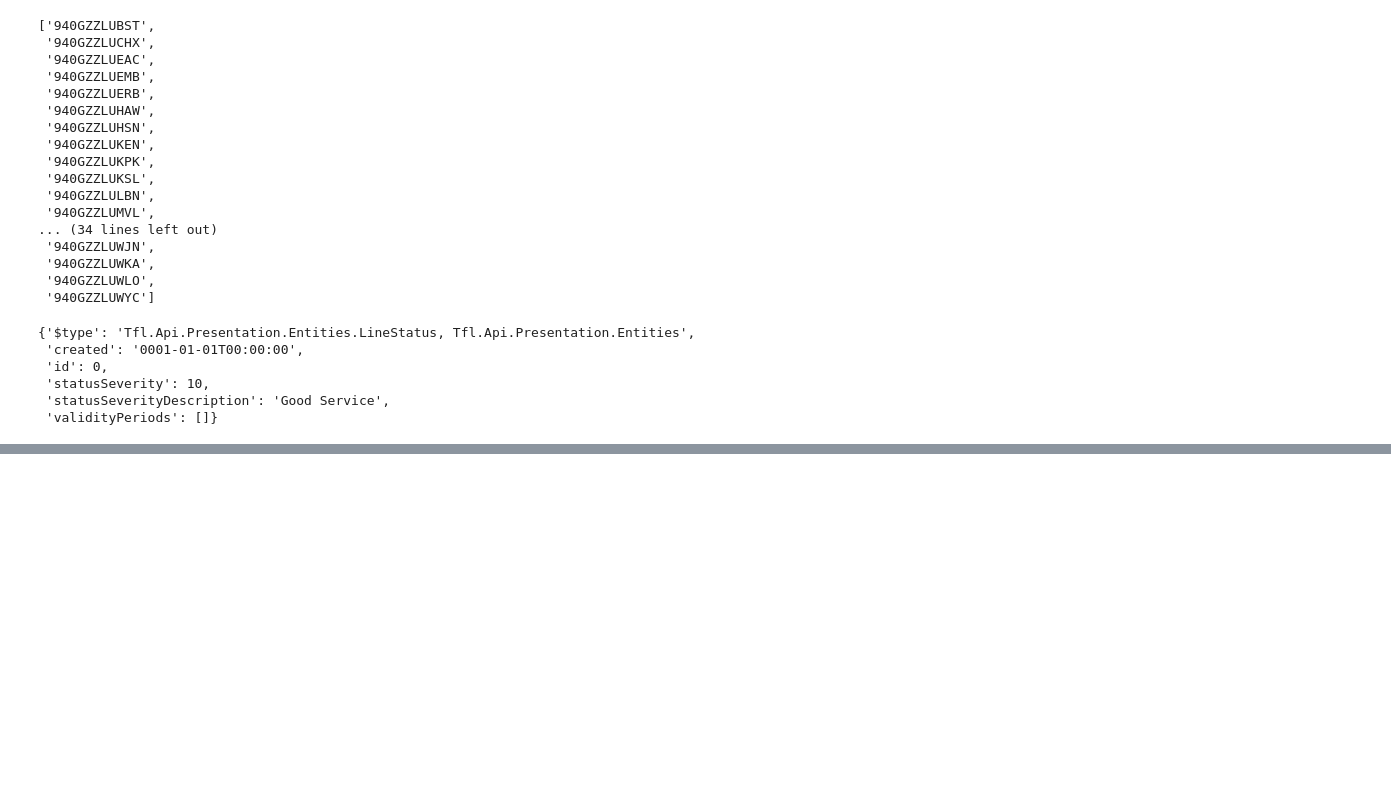
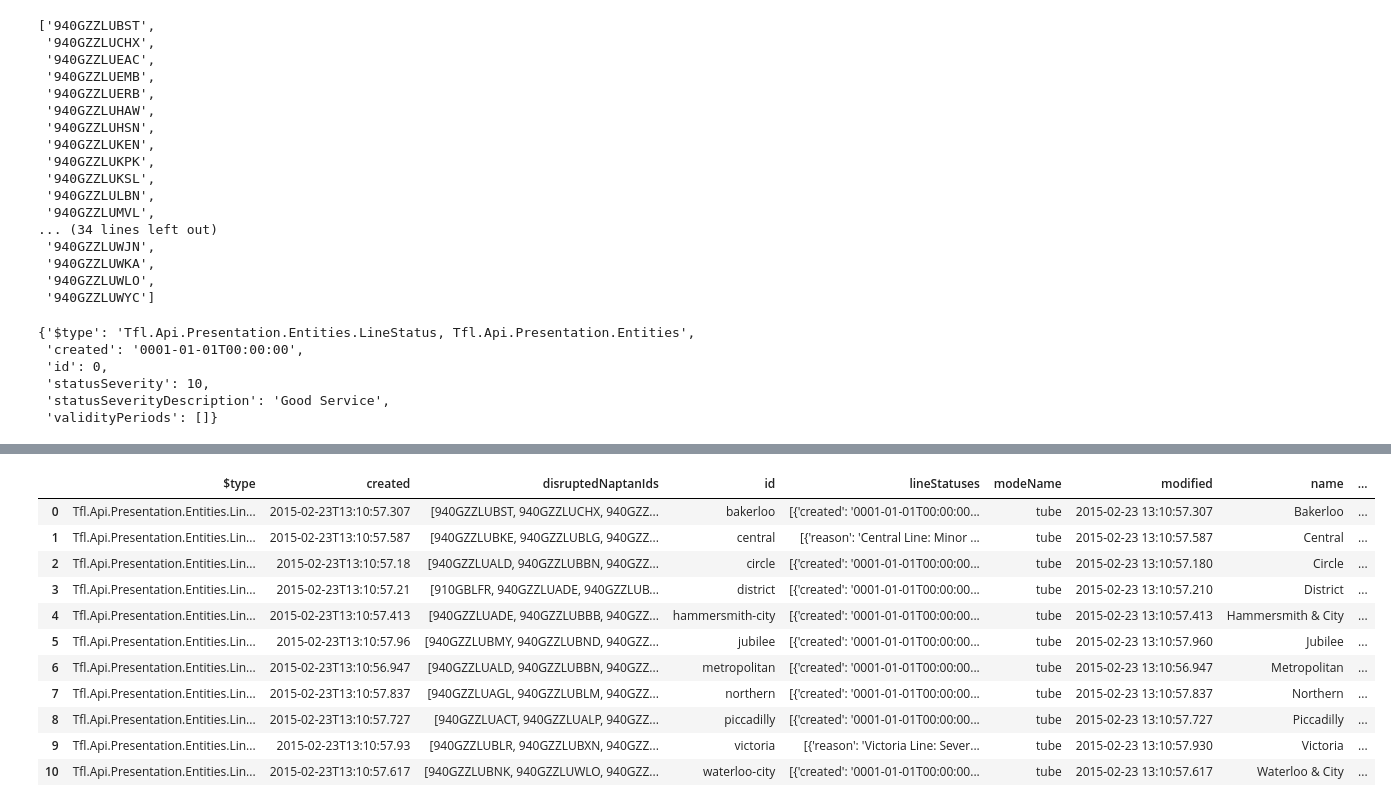
Before and after one commit to ihuston/dis-datascience, a Jupyter notebook: exploration/Initial Exploration.ipynb, the cells around one changed output, grey strips where cells are left out. Cells and saved outputs as stored; diff of their text form; code cells hidden in the pictures; blank space fills up the shorter version.

```diff
--- a/exploration/Initial Exploration.ipynb
+++ b/exploration/Initial Exploration.ipynb
@@ -111,3 +111,7 @@ first_row['lineStatuses'][0]
  'statusSeverity': 10,
  'statusSeverityDescription': 'Good Service',
  'validityPeriods': []}
+# %%
+severe_file = '../test_data/tfl_api_line_mode_status_tube_2015-02-25_18:50:15.json'
+# %%
+severe_df = pd.read_json(severe_file)
@@ -113,0 +156,15 @@ first_row['lineStatuses'][0]
+# %%
+severe_df
+# %% [output]
+|  | $type | created | disruptedNaptanIds | id | lineStatuses | modeName | modified | name | ... |
+| 0 | Tfl.Api.Presentation.Entities.Lin... | 2015-02-23T13:10:57.307 | [940GZZLUBST, 940GZZLUCHX, 940GZZ... | bakerloo | [{'created': '0001-01-01T00:00:00... | tube | 2015-02-23 13:10:57.307 | Bakerloo | ... |
+| 1 | Tfl.Api.Presentation.Entities.Lin... | 2015-02-23T13:10:57.587 | [940GZZLUBKE, 940GZZLUBLG, 940GZZ... | central | [{'reason': 'Central Line: Minor ... | tube | 2015-02-23 13:10:57.587 | Central | ... |
+| 2 | Tfl.Api.Presentation.Entities.Lin... | 2015-02-23T13:10:57.18 | [940GZZLUALD, 940GZZLUBBN, 940GZZ... | circle | [{'created': '0001-01-01T00:00:00... | tube | 2015-02-23 13:10:57.180 | Circle | ... |
+| 3 | Tfl.Api.Presentation.Entities.Lin... | 2015-02-23T13:10:57.21 | [910GBLFR, 940GZZLUADE, 940GZZLUB... | district | [{'created': '0001-01-01T00:00:00... | tube | 2015-02-23 13:10:57.210 | District | ... |
+| 4 | Tfl.Api.Presentation.Entities.Lin... | 2015-02-23T13:10:57.413 | [940GZZLUADE, 940GZZLUBBB, 940GZZ... | hammersmith-city | [{'created': '0001-01-01T00:00:00... | tube | 2015-02-23 13:10:57.413 | Hammersmith & City | ... |
+| 5 | Tfl.Api.Presentation.Entities.Lin... | 2015-02-23T13:10:57.96 | [940GZZLUBMY, 940GZZLUBND, 940GZZ... | jubilee | [{'created': '0001-01-01T00:00:00... | tube | 2015-02-23 13:10:57.960 | Jubilee | ... |
+| 6 | Tfl.Api.Presentation.Entities.Lin... | 2015-02-23T13:10:56.947 | [940GZZLUALD, 940GZZLUBBN, 940GZZ... | metropolitan | [{'created': '0001-01-01T00:00:00... | tube | 2015-02-23 13:10:56.947 | Metropolitan | ... |
+| 7 | Tfl.Api.Presentation.Entities.Lin... | 2015-02-23T13:10:57.837 | [940GZZLUAGL, 940GZZLUBLM, 940GZZ... | northern | [{'created': '0001-01-01T00:00:00... | tube | 2015-02-23 13:10:57.837 | Northern | ... |
+| 8 | Tfl.Api.Presentation.Entities.Lin... | 2015-02-23T13:10:57.727 | [940GZZLUACT, 940GZZLUALP, 940GZZ... | piccadilly | [{'created': '0001-01-01T00:00:00... | tube | 2015-02-23 13:10:57.727 | Piccadilly | ... |
+| 9 | Tfl.Api.Presentation.Entities.Lin... | 2015-02-23T13:10:57.93 | [940GZZLUBLR, 940GZZLUBXN, 940GZZ... | victoria | [{'reason': 'Victoria Line: Sever... | tube | 2015-02-23 13:10:57.930 | Victoria | ... |
+| 10 | Tfl.Api.Presentation.Entities.Lin... | 2015-02-23T13:10:57.617 | [940GZZLUBNK, 940GZZLUWLO, 940GZZ... | waterloo-city | [{'created': '0001-01-01T00:00:00... | tube | 2015-02-23 13:10:57.617 | Waterloo & City | ... |
```
Also changed, not shown: parts of 15 cells of this notebook, 4 other files.
